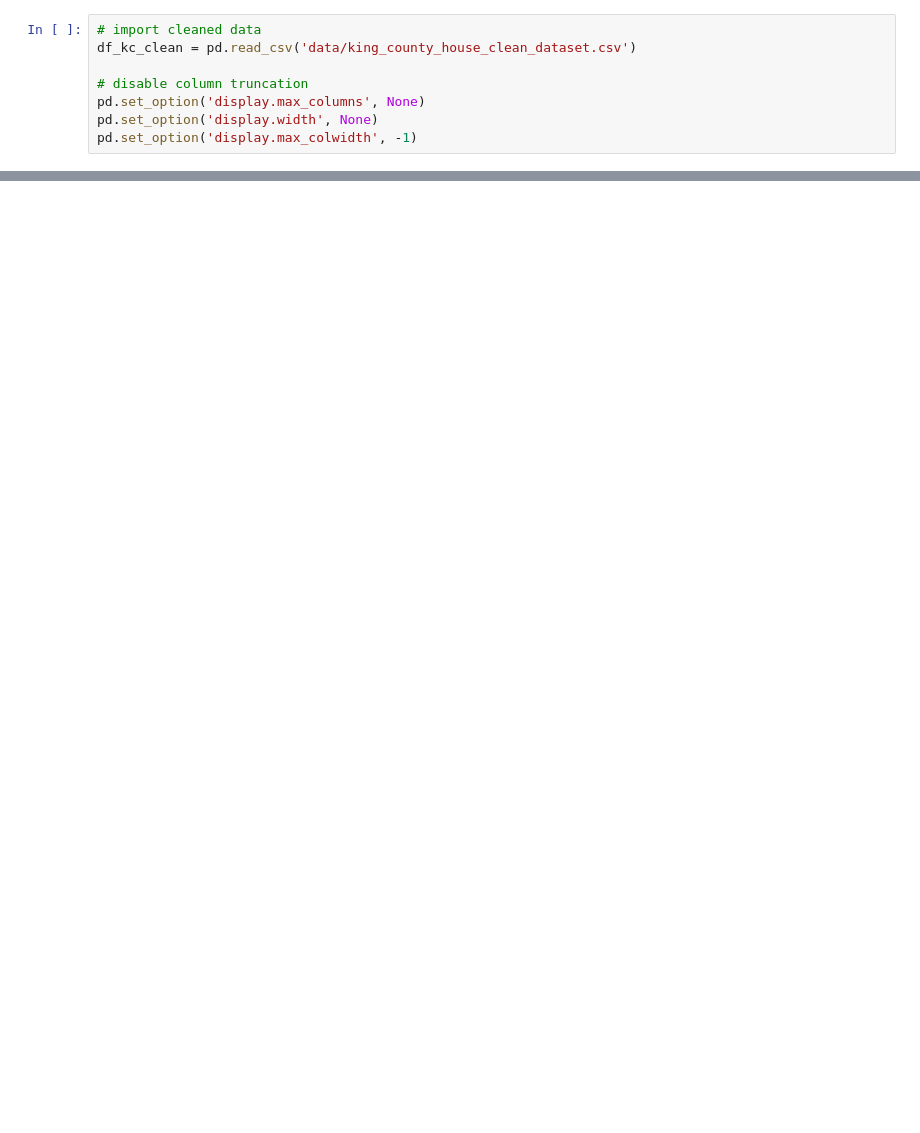
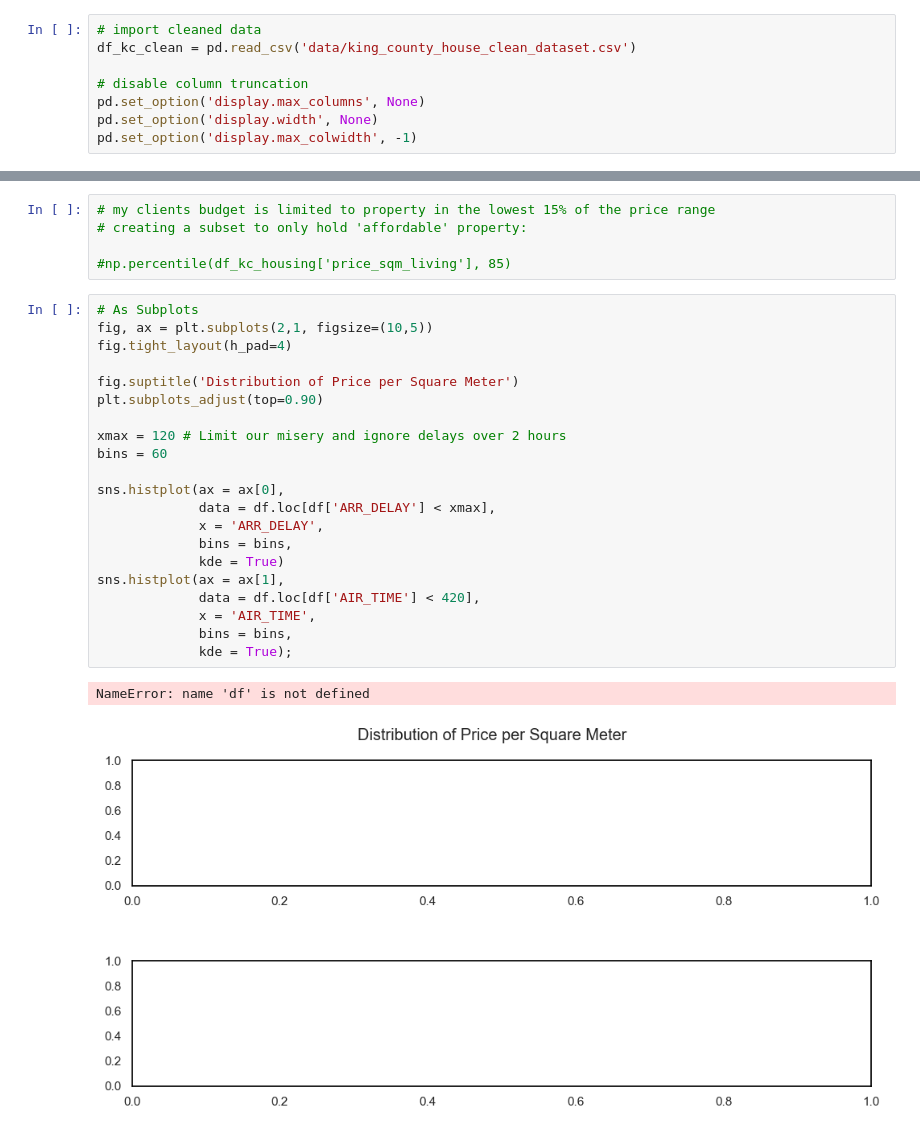
Before and after one commit to Cazta/data_analytics_real_estate, a Jupyter notebook: EDA_general_analyses.ipynb, the cells around one changed output, grey strips where cells are left out. Drawn from its saved outputs; the diff is of its cells as text; blank space fills up the shorter version.

```diff
--- a/EDA_general_analyses.ipynb
+++ b/EDA_general_analyses.ipynb
@@ -39,0 +69,29 @@ df_kc_clean.head()
+# %%
+# my clients budget is limited to property in the lowest 15% of the price range
+# creating a subset to only hold 'affordable' property:
+
+#np.percentile(df_kc_housing['price_sqm_living'], 85)
+# %%
+# As Subplots
+fig, ax = plt.subplots(2,1, figsize=(10,5))
+fig.tight_layout(h_pad=4)
+
+fig.suptitle('Distribution of Price per Square Meter')
+plt.subplots_adjust(top=0.90)
+
+xmax = 120 # Limit our misery and ignore delays over 2 hours
+bins = 60
+
+sns.histplot(ax = ax[0],
+             data = df.loc[df['ARR_DELAY'] < xmax],
+             x = 'ARR_DELAY',
+             bins = bins,
+             kde = True)
+sns.histplot(ax = ax[1],
+             data = df.loc[df['AIR_TIME'] < 420],
+             x = 'AIR_TIME',
+             bins = bins,
+             kde = True);
+# %% [output]
+NameError: name 'df' is not defined
+[figure, added]
```
Also changed, not shown: parts of 33 cells of this notebook, 1 other file.
